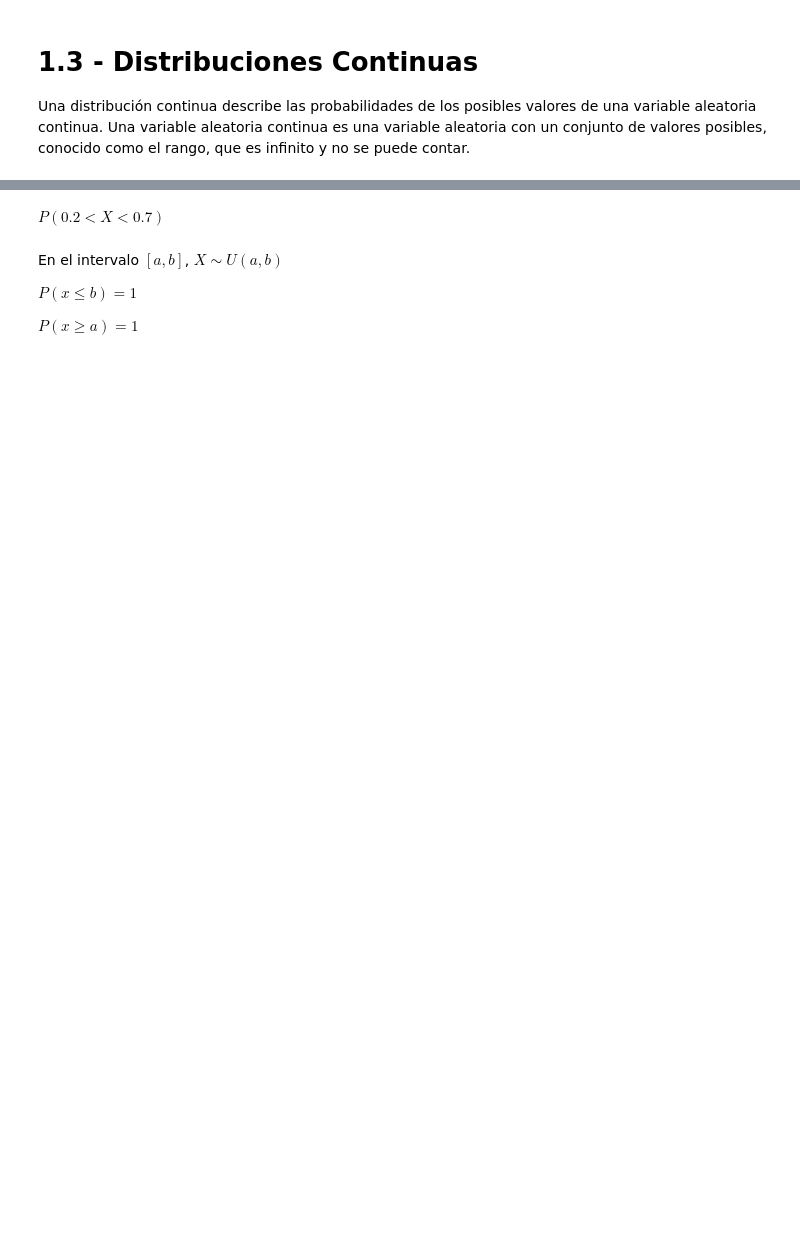
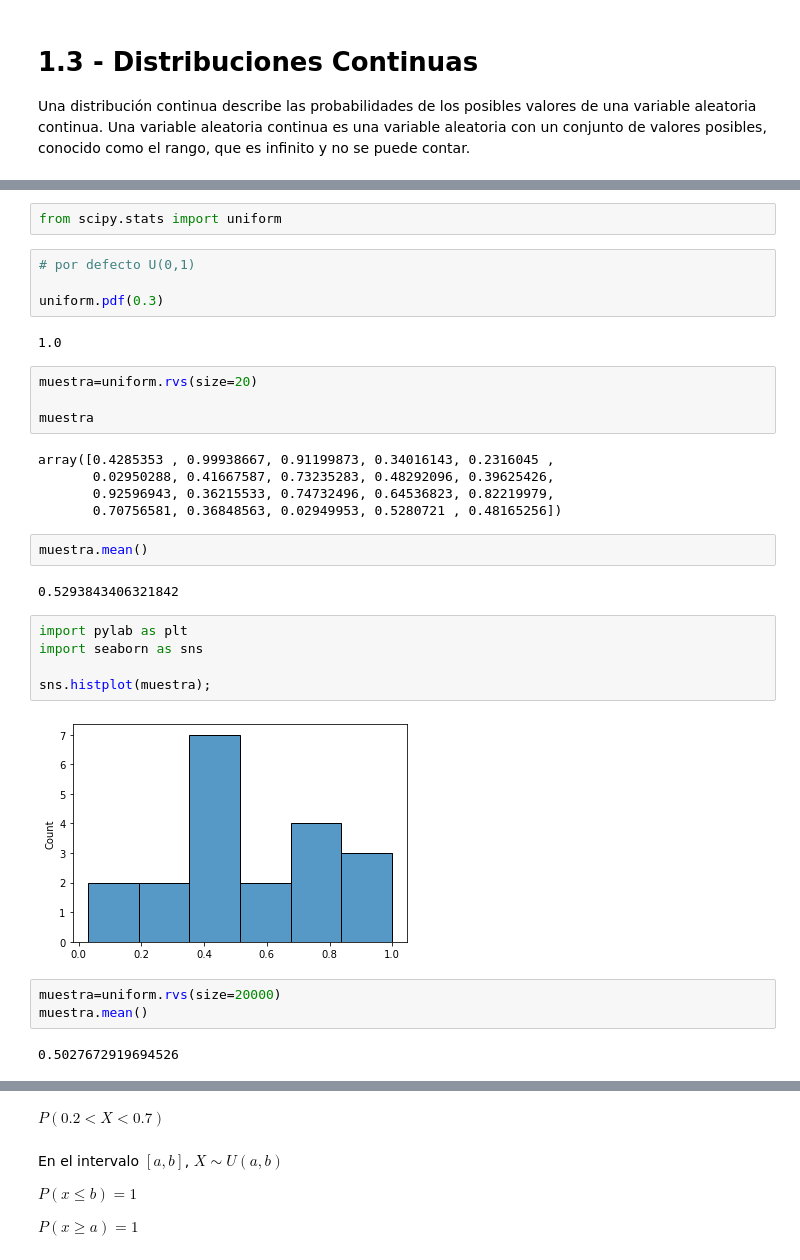
Before and after one commit to Ironhack-Data-Madrid-Agosto-2022/Apuntes-de-clase, a Jupyter notebook: semana_6/1.3 - Distribuciones Continuas.ipynb, the cells around one changed output, grey strips where cells are left out. Saved outputs shown, nothing was run; the diff lists cells and outputs as text; blank space fills up the shorter version.

```diff
--- a/semana_6/1.3 - Distribuciones Continuas.ipynb
+++ b/semana_6/1.3 - Distribuciones Continuas.ipynb
@@ -39,3 +39,36 @@ $P(x \geq 0)=1$
 $P(0.1 \leq x \leq 0.4)=0.4 - 0.1=0.3$
 
 $$\forall c, d \in [0, 1]: P(c < x <= d) = d-c$$
+# %%
+from scipy.stats import uniform
+# %%
+# por defecto U(0,1)
+
+uniform.pdf(0.3)
+# %% [output]
+1.0
+# %%
+muestra=uniform.rvs(size=20)
+
+muestra
+# %% [output]
+array([0.4285353 , 0.99938667, 0.91199873, 0.34016143, 0.2316045 ,
+       0.02950288, 0.41667587, 0.73235283, 0.48292096, 0.39625426,
+       0.92596943, 0.36215533, 0.74732496, 0.64536823, 0.82219979,
+       0.70756581, 0.36848563, 0.02949953, 0.5280721 , 0.48165256])
+# %%
+muestra.mean()
+# %% [output]
+0.5293843406321842
+# %%
+import pylab as plt
+import seaborn as sns
+
+sns.histplot(muestra);
+# %% [output]
+[figure, added]
+# %%
+muestra=uniform.rvs(size=20000)
+muestra.mean()
+# %% [output]
+0.5027672919694526
```
Also changed, not shown: parts of 29 cells of this notebook.
